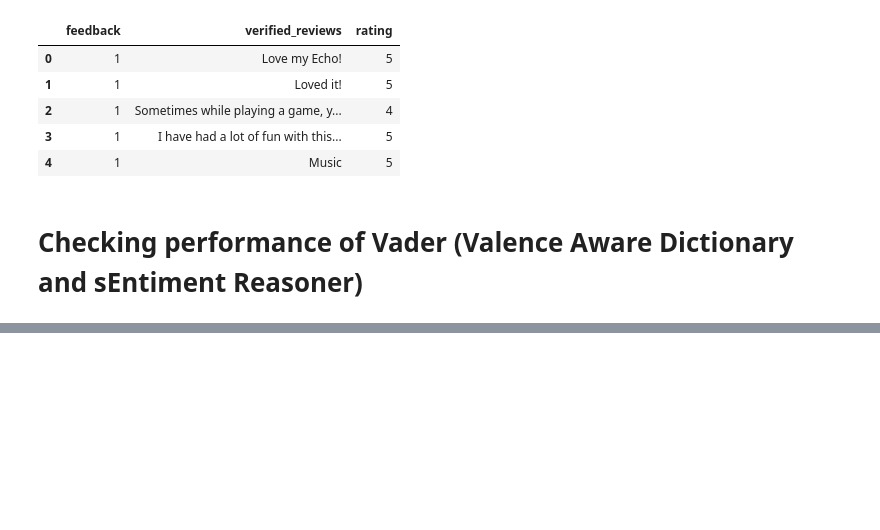
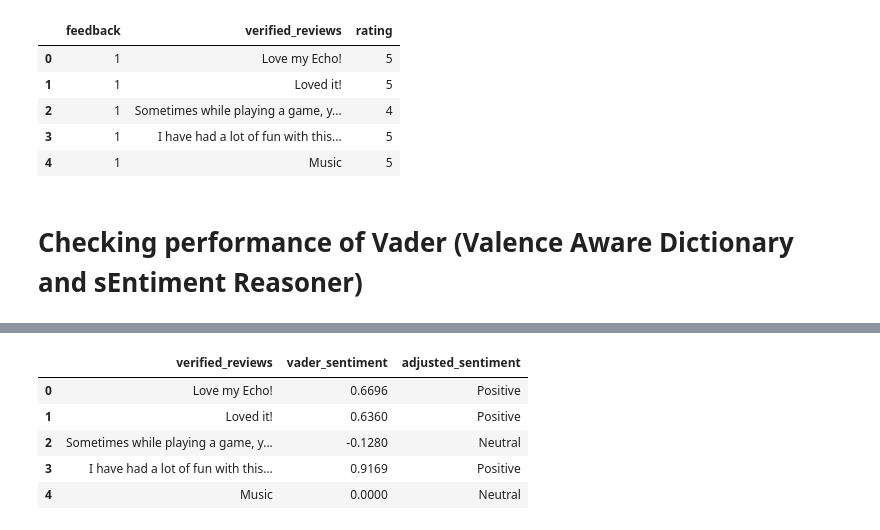
Before and after one commit to filip-kobus/alexa-reviews-sentiment-analysis, a Jupyter notebook: notebook.ipynb, the cells around one changed output, grey strips where cells are left out. Drawn from its saved outputs; the diff is of its cells as text; code cells hidden in the pictures; blank space fills up the shorter version.

```diff
--- a/notebook.ipynb
+++ b/notebook.ipynb
@@ -148,0 +169,18 @@ reviews_df[['verified_reviews', 'vader_sentiment']].head()
+# %%
+def classify_sentiment(score, pos_threshold=0.1, neg_threshold=-0.1):
+    if score >= pos_threshold:
+        return 1
+    return 0
+
+reviews_df['predicted_feedback'] = reviews_df['vader_sentiment'].apply(
+    lambda score: classify_sentiment(score, pos_threshold=0.2, neg_threshold=-0.2)
+)
+
+reviews_df[['verified_reviews', 'vader_sentiment', 'adjusted_sentiment']].head()
+# %% [output]
+|  | verified_reviews | vader_sentiment | adjusted_sentiment |
+| 0 | Love my Echo! | 0.6696 | Positive |
+| 1 | Loved it! | 0.6360 | Positive |
+| 2 | Sometimes while playing a game, y... | -0.1280 | Neutral |
+| 3 | I have had a lot of fun with this... | 0.9169 | Positive |
+| 4 | Music | 0.0000 | Neutral |
```
Also changed, not shown: parts of 4 cells of this notebook.
